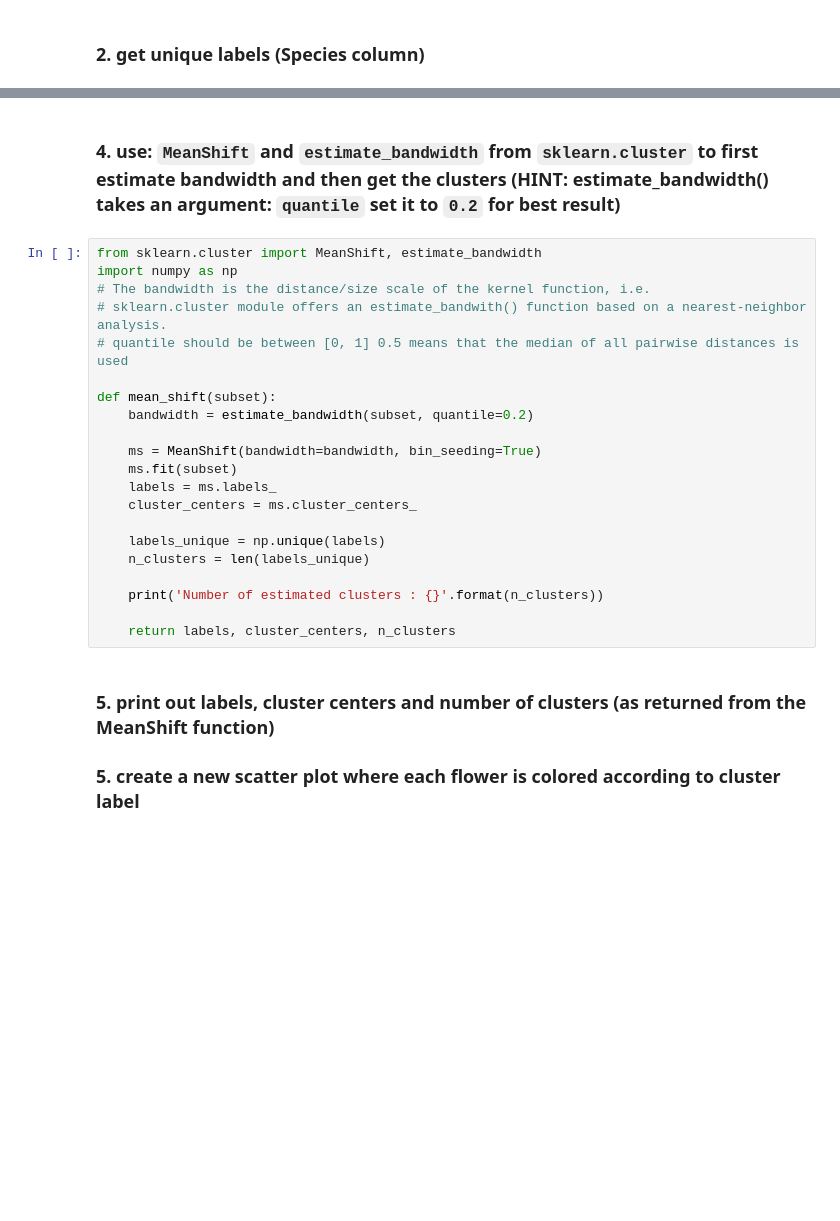
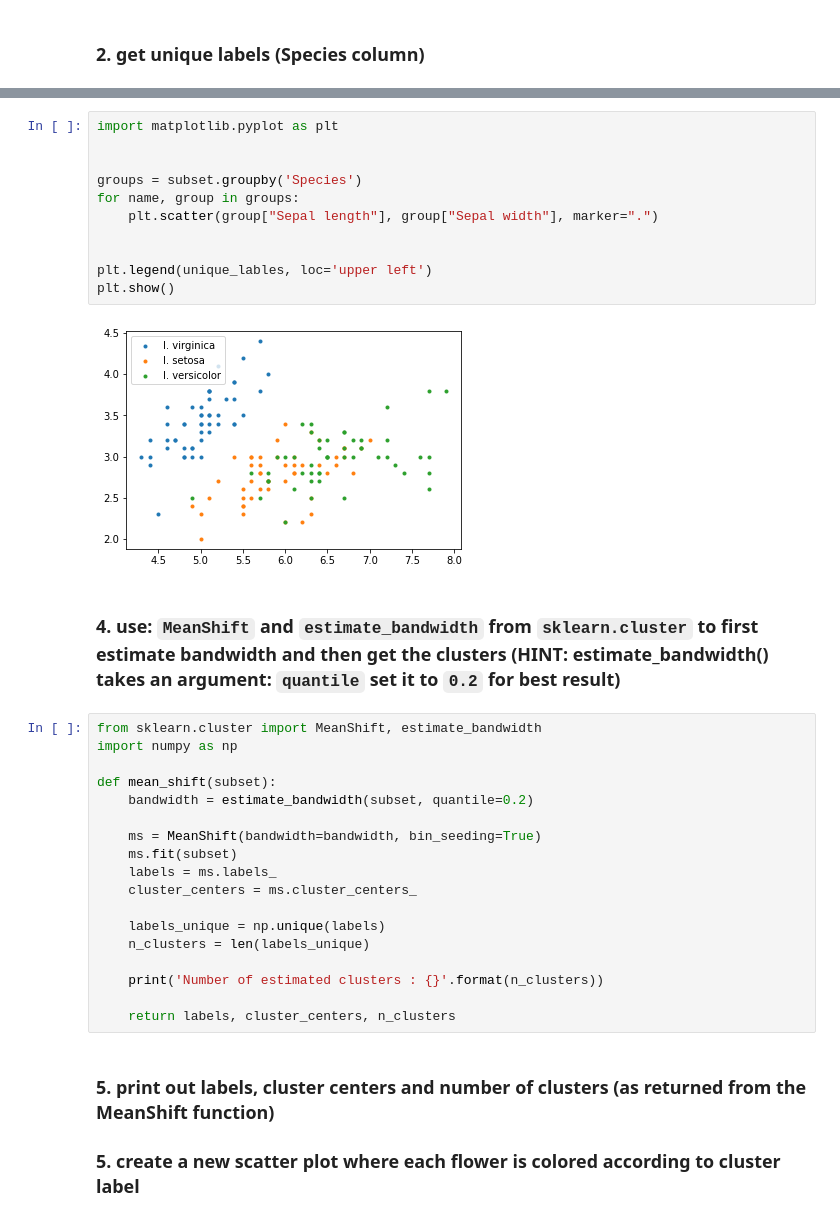
Before and after one commit to Peter-Rambeck/python_week_handin, a Jupyter notebook: Week_9.ipynb, the cells around one changed output, grey strips where cells are left out. Drawn from its saved outputs; the diff is of its cells as text; blank space fills up the shorter version.

```diff
--- a/Week_9.ipynb
+++ b/Week_9.ipynb
@@ -55,11 +53,21 @@ plt.show()
+# %%
+import matplotlib.pyplot as plt
+
+
+groups = subset.groupby('Species')
+for name, group in groups:
+    plt.scatter(group["Sepal length"], group["Sepal width"], marker=".")
+
+
+plt.legend(unique_lables, loc='upper left')
+plt.show()
+# %% [output]
+[figure, added]
 # %% [markdown]
 ### 4. use: `MeanShift` and `estimate_bandwidth` from `sklearn.cluster` to first estimate bandwidth and then get the clusters (HINT: estimate_bandwidth() takes an argument: `quantile` set it to `0.2` for best result)
 # %%
 from sklearn.cluster import MeanShift, estimate_bandwidth
 import numpy as np
-# The bandwidth is the distance/size scale of the kernel function, i.e.
-# sklearn.cluster module offers an estimate_bandwith() function based on a nearest-neighbor analysis.
-# quantile should be between [0, 1] 0.5 means that the median of all pairwise distances is used
 
 def mean_shift(subset):
     bandwidth = estimate_bandwidth(subset, quantile=0.2)
```
Also changed, not shown: parts of 8 cells of this notebook.
